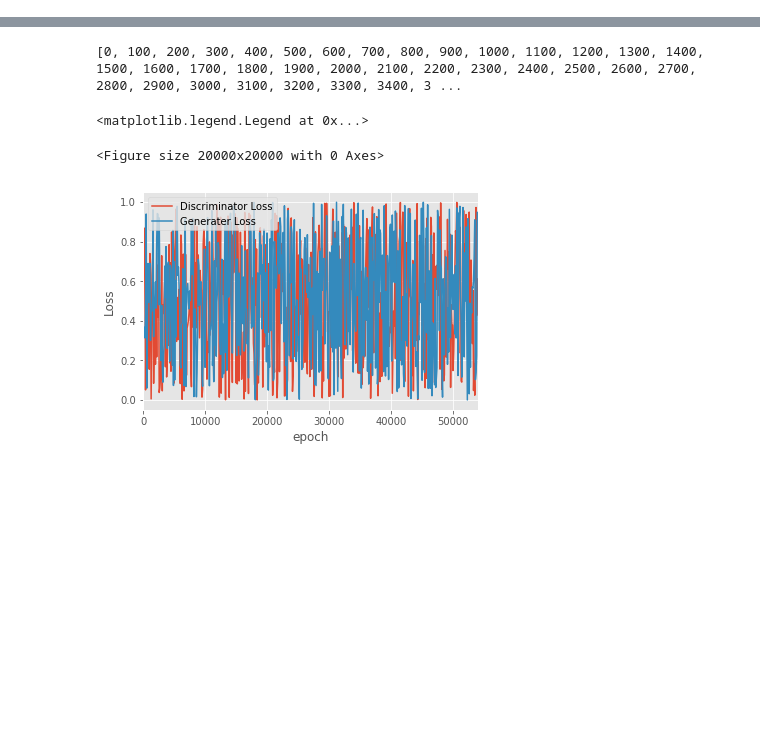
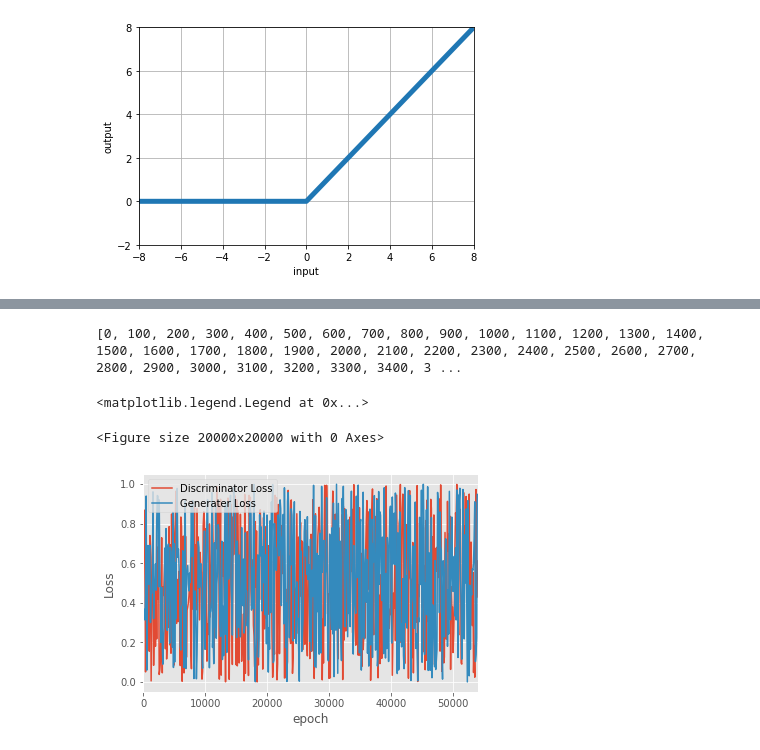
Before and after one commit to Ric418/Practice-ML, a Jupyter notebook: Grad_thesis/matplotlib_test.ipynb, the cells around one changed output, grey strips where cells are left out. Cells and saved outputs as stored; diff of their text form; code cells hidden in the pictures; blank space fills up the shorter version.

```diff
--- a/Grad_thesis/matplotlib_test.ipynb
+++ b/Grad_thesis/matplotlib_test.ipynb
@@ -6,0 +8,18 @@ import torch
+# %%
+x = np.arange(-8, 8, 0.1) #
+
+#　ランプ関数
+y = x * (x > 0)
+fig1, DGx = plt.subplots()
+DGx.set_xlabel('input')
+DGx.set_ylabel('output')
+# グラフの設定
+plt.plot(x, y, lw=5) # プロット
+plt.xlim(-8, 8)  # x軸の範囲
+plt.ylim(-2, 8) # y軸の範囲
+plt.grid() # グリッド描画
+plt.show() # グラフを出力
+
+fig1.savefig('ReLu.png')
+# %% [output]
+[figure, added]
```
Also changed, not shown: parts of 5 cells of this notebook, 36 other files.
